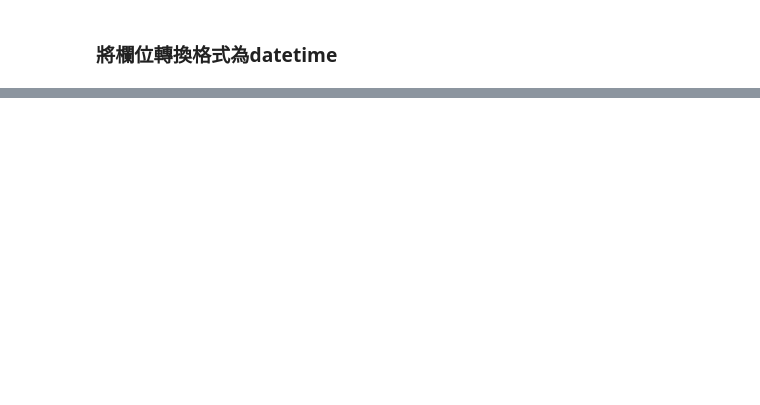
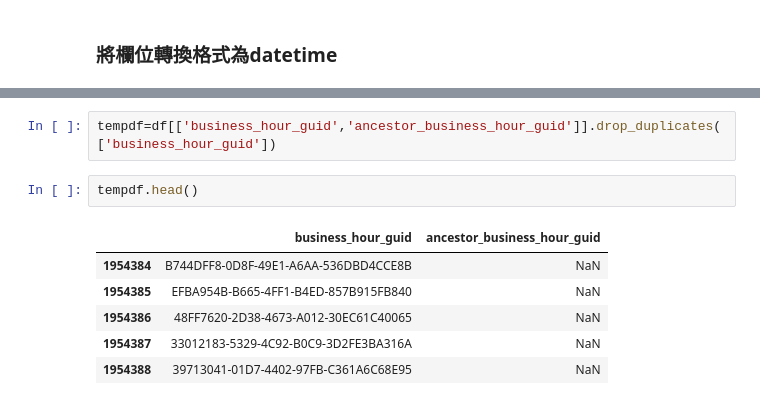
Before and after one commit to hwangching/BDSE_Avengers, a Jupyter notebook: return_prediction/17Life/Category Purchase_test.ipynb, the cells around one changed output, grey strips where cells are left out. Saved outputs shown, nothing was run; the diff lists cells and outputs as text; blank space fills up the shorter version.

```diff
--- a/return_prediction/17Life/Category Purchase_test.ipynb
+++ b/return_prediction/17Life/Category Purchase_test.ipynb
@@ -200,0 +183,11 @@ tempdf1
+# %%
+tempdf=df[['business_hour_guid','ancestor_business_hour_guid']].drop_duplicates(['business_hour_guid'])
+# %%
+tempdf.head()
+# %% [output]
+|  | business_hour_guid | ancestor_business_hour_guid |
+| 1954384 | B744DFF8-0D8F-49E1-A6AA-536DBD4CCE8B | NaN |
+| 1954385 | EFBA954B-B665-4FF1-B4ED-857B915FB840 | NaN |
+| 1954386 | 48FF7620-2D38-4673-A012-30EC61C40065 | NaN |
+| 1954387 | 33012183-5329-4C92-B0C9-3D2FE3BA316A | NaN |
+| 1954388 | 39713041-01D7-4402-97FB-C361A6C68E95 | NaN |
```
Also changed, not shown: parts of 36 cells of this notebook.
